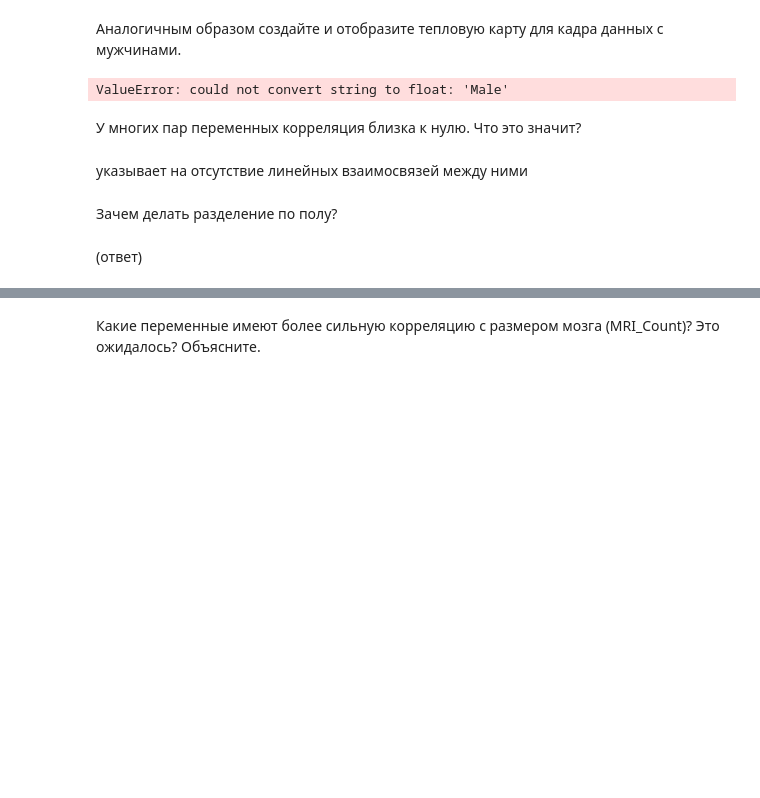
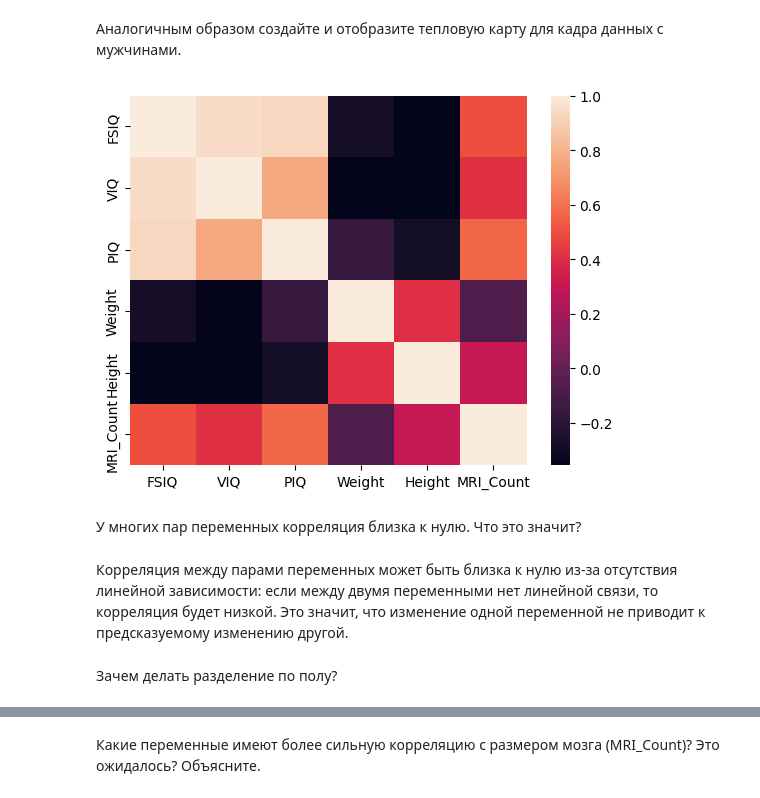
Before and after one commit to fusiontapok/lab2, a Jupyter notebook: correlation.ipynb, the cells around one changed output, grey strips where cells are left out. Drawn from its saved outputs; the diff is of its cells as text; code cells hidden in the pictures; blank space fills up the shorter version.

```diff
--- a/correlation.ipynb
+++ b/correlation.ipynb
@@ -230,17 +248,14 @@ ValueError: could not convert string to float: 'Female'
 Аналогичным образом создайте и отобразите тепловую карту для кадра данных с мужчинами.
 # %%
 # Ячейка для кода № 14
-mcorr = menDf.corr()
-sns.heatmap(wcorr)
-#
-#
+mcorr = menDf.select_dtypes(include='number').corr(method='pearson')
+sns.heatmap(mcorr)
+plt.show()
 # %% [output]
-ValueError: could not convert string to float: 'Male'
+[figure, added]
 # %% [markdown]
 У многих пар переменных корреляция близка к нулю. Что это значит?
-# %% [markdown]
-указывает на отсутствие линейных взаимосвязей между ними
+# %% [markdown]
+Корреляция между парами переменных может быть близка к нулю из-за отсутствия линейной зависимости: если между двумя переменными нет линейной связи, то корреляция будет низкой. Это значит, что изменение одной переменной не приводит к предсказуемому изменению другой.
 # %% [markdown]
 Зачем делать разделение по полу?
-# %% [markdown]
-(ответ)
```
Also changed, not shown: parts of 25 cells of this notebook.
